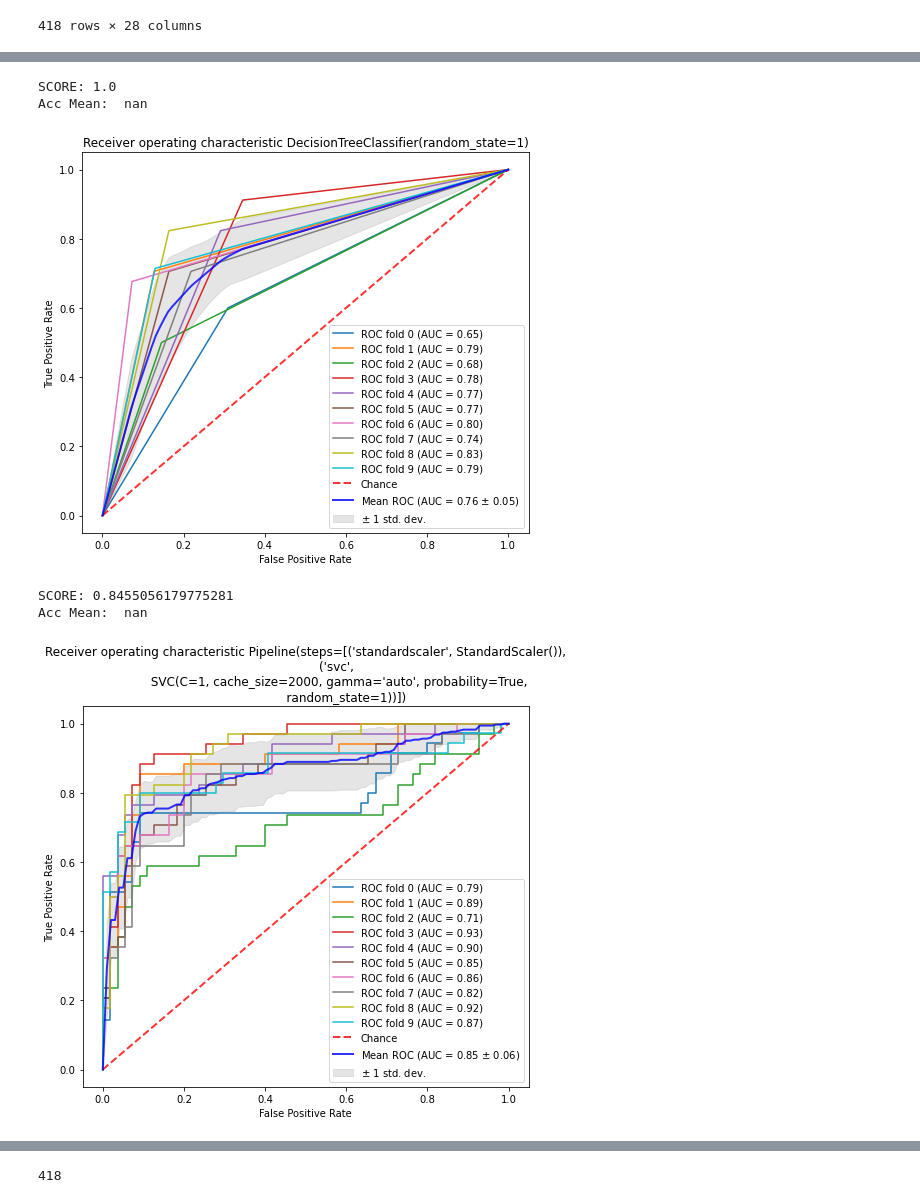
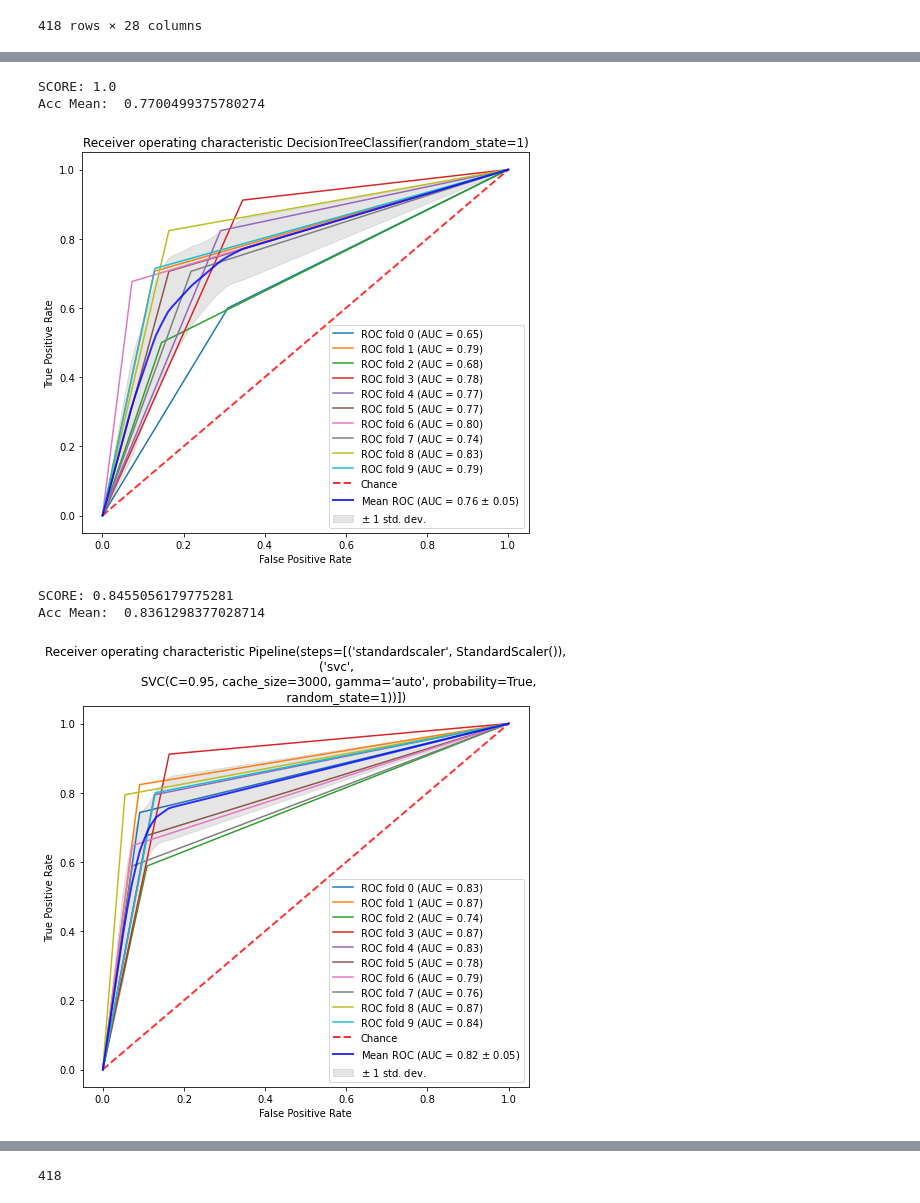
Before and after one commit to DanielCaoSilva/Surviving-The-Titanic, a Jupyter notebook: TitanicClassifierDesktop.ipynb, the cells around one changed output, grey strips where cells are left out. Cells and saved outputs as stored; diff of their text form; code cells hidden in the pictures.

```diff
--- a/TitanicClassifierDesktop.ipynb
+++ b/TitanicClassifierDesktop.ipynb
@@ -219,11 +220,12 @@ def computeMetrics(model,ind,dep,indTest):
         yy = y[np.asarray(train).ravel()]
         yyTest = y[np.asarray(test).ravel()]
         classifier=model.fit(xx, yy)
-        ypred=classifier.predict_proba(xxTest)[:,1]
+        #ypred=classifier.predict_proba(xxTest)[:,1]
+        ypred = classifier.predict(xxTest)
         #ypred = np.asarray(ypred)
-        #cfMat = confusion_matrix(yyTest,ypred)
-        #acc1 = (cfMat[1,1] + cfMat[0,0])/(cfMat[1,1]+cfMat[0,0]+cfMat[0,1]+cfMat[1,0])
-        #accs.append(acc1)
+        cfMat = confusion_matrix(yyTest,ypred)
+        acc1 = (cfMat[1,1] + cfMat[0,0])/(cfMat[1,1]+cfMat[0,0]+cfMat[0,1]+cfMat[1,0])
+        accs.append(acc1)
         fpr, tpr, thresholds = metrics.roc_curve(yyTest, ypred)
         #print(thresholds)
         #print(ypred)
@@ -296,7 +298,7 @@ print("SCORE:",dtc_1.score(X_train,y_train))
 final_DT_Pred = computeMetrics(dtc,ind,dep, indTest)
 # %% [output]
 SCORE: 1.0
-Acc Mean:  nan
+Acc Mean:  0.7700499375780274
 [figure]
 # %%
 # fig = plt.figure(figsize=(25,15))
@@ -306,15 +308,15 @@ Acc Mean:  nan
 #                    filled=True)
 # %%
 # Support Vector Machine gamma: 1e-06, C = 10000
-clf = make_pipeline(StandardScaler(), SVC(C = 1, kernel = 'rbf', gamma='auto', probability = True, random_state = 1, cache_size = 2000))
+clf = make_pipeline(StandardScaler(), SVC(C = 0.95, kernel = 'rbf', gamma='auto', probability = True, random_state = 1, cache_size = 3000))
 svm = clf.fit(X_train,np.asarray(y_train).ravel())
 print("SCORE:",svm.score(X_train,np.asarray(y_train).ravel()))
 # pred = svm.predict(X_test)
 final_SVM_pred = computeMetrics(clf,ind,dep,indTest)
 # %% [output]
 SCORE: 0.8455056179775281
-Acc Mean:  nan
+Acc Mean:  0.8361298377028714
-[figure, old version]
+[figure, new version]
 # %%
 # from sklearn.svm import SVC
 # from sklearn.model_selection import StratifiedShuffleSplit
```
Also changed, not shown: parts of 3 cells of this notebook, 1 other file.
